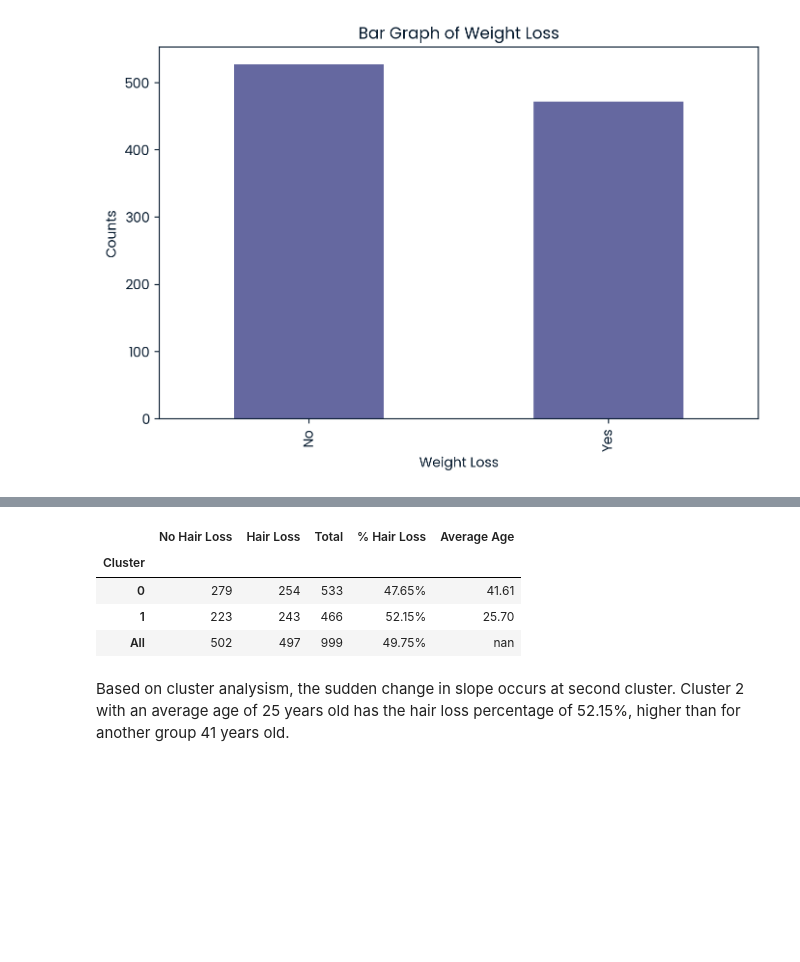
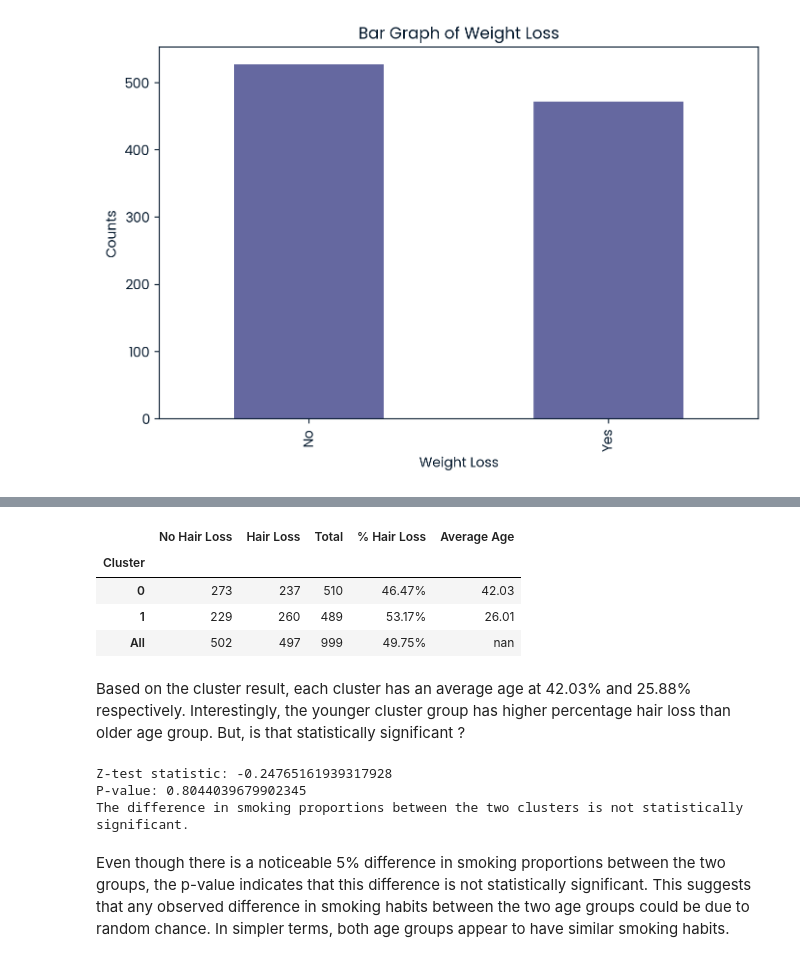
Before and after one commit to Sujan-Bhattarai12/HairLoss_Prediction, a Jupyter notebook: analysis.ipynb, the cells around one changed output, grey strips where cells are left out. Cells and saved outputs as stored; diff of their text form; code cells hidden in the pictures; blank space fills up the shorter version.

```diff
--- a/analysis.ipynb
+++ b/analysis.ipynb
@@ -182,0 +277,6 @@ For Medical Conditions, We initially replaced "No Data" with "Other". Looking at
+# %%
+# Replace 'Other' from 'Medications and Treatment' columns to NA
+data['Medications & Treatments'] = data['Medications & Treatments'].replace('Other', pd.NA)
+
+# Check if value has changed
+data['Medications & Treatments'].unique()
@@ -223,8 +339,5 @@ plt.show()
 # %%
-# Fit KMeans with the optimal number of clusters (3 in this case)
+# Fit KMeans with the optimal number of clusters
 optimal_k = 2
 kmeans = KMeans(n_clusters=optimal_k, random_state=0)
-data_dummies['Cluster'] = kmeans.fit_predict(X_scaled)
-
-# Display the first few rows to confirm the clusters have been assigned
-print(data_dummies.head())
+data_numeric['Cluster'] = kmeans.fit_predict(X_scaled)
@@ -240,44 +344,77 @@ print(data_dummies.head())
 # %%
 # Step 1: Cross-tabulation of clusters and hair loss status
-cluster_hair_loss = pd.crosstab(data_dummies['Cluster'], data_dummies['Hair Loss'], margins=True)
+cluster_hair_loss = pd.crosstab(data_numeric['Cluster'], data_numeric['Hair Loss'], margins=True)
 cluster_hair_loss.columns = ['No Hair Loss', 'Hair Loss', 'Total']
 
 # Step 2: Calculate percentages of hair loss within each cluster
 cluster_hair_loss['% Hair Loss'] = (cluster_hair_loss['Hair Loss'] / cluster_hair_loss['Total']) * 100
 
 # Step 3: Calculate average age per cluster
-average_age = data_dummies.groupby('Cluster')['Age'].mean()
+average_age = data_numeric.groupby('Cluster')['Age'].mean()
 average_age = average_age.rename("Average Age")
 
 # Step 4: Combine average age with the cross-tabulation results
 cluster_hair_loss = cluster_hair_loss.join(average_age)
-
 
 # Step 10: Formatting the DataFrame for better readability
 cluster_hair_loss = cluster_hair_loss.style.format({
     'No Hair Loss': '{:.0f}',
     'Hair Loss': '{:.0f}',
     'Total': '{:.0f}',
     '% Hair Loss': '{:.2f}%',
     'Average Age': '{:.2f}'
 })
 
 # Step 11: Highlight the row with index 5
 def highlight_row(row):
     return ['background-color: yellow' if row.name == 4 else '' for _ in row]
 
 # Apply highlighting to the DataFrame by row
 cluster_hair_loss = cluster_hair_loss.apply(highlight_row, axis=1)
 
 # Display the final formatted results
 cluster_hair_loss
 # %% [output]
 |  | No Hair Loss | Hair Loss | Total | % Hair Loss | Average Age |
 | Cluster |  |  |  |  |  |
-| 0 | 279 | 254 | 533 | 47.65% | 41.61 |
-| 1 | 223 | 243 | 466 | 52.15% | 25.70 |
+| 0 | 273 | 237 | 510 | 46.47% | 42.03 |
+| 1 | 229 | 260 | 489 | 53.17% | 26.01 |
 | All | 502 | 497 | 999 | 49.75% | nan |
 # %% [markdown]
-Based on cluster analysism, the sudden change in slope occurs at second cluster. Cluster 2 with an average age of 25 years old has the hair loss percentage of 52.15%, higher than for another group 41 years old.
+Based on the cluster result, each cluster has an average age at 42.03% and 25.88% respectively. Interestingly, the younger cluster group has higher percentage hair loss than older age group. But, is that statistically significant ?
 # %%
-# Perform proportion test for all categorical variables with clusters
+import pandas as pd
+from statsmodels.stats.proportion import proportions_ztest
+
+# Separate data by cluster
+group_0 = data_numeric[data_numeric['Cluster'] == 0]
+group_1 = data_numeric[data_numeric['Cluster'] == 1]
+
+# Count the number of smokers in each group
+count_smokers_0 = group_0['Smoking'].sum()
+count_smokers_1 = group_1['Smoking'].sum()
+
+# Total number of observations in each group
+nobs_0 = len(group_0)
+nobs_1 = len(group_1)
+
+# Perform a two-sample z-test for proportions
+count = [count_smokers_0, count_smokers_1]
+nobs = [nobs_0, nobs_1]
+stat, p_value = proportions_ztest(count, nobs)
+
+# Output the test statistic and p-value
+print(f"Z-test statistic: {stat}")
+print(f"P-value: {p_value}")
+
+# Interpretation
+if p_value < 0.05:
+    print("The difference in smoking proportions between the two clusters is statistically significant.")
+else:
+    print("The difference in smoking proportions between the two clusters is not statistically significant.")
+# %% [output]
+Z-test statistic: -0.24765161939317928
+P-value: 0.8044039679902345
+The difference in smoking proportions between the two clusters is not statistically significant.
+# %% [markdown]
+Even though there is a noticeable 5% difference in smoking proportions between the two groups, the p-value indicates that this difference is not statistically significant. This suggests that any observed difference in smoking habits between the two age groups could be due to random chance. In simpler terms, both age groups appear to have similar smoking habits.
```
Also changed, not shown: parts of 47 cells of this notebook, 2 other files.
